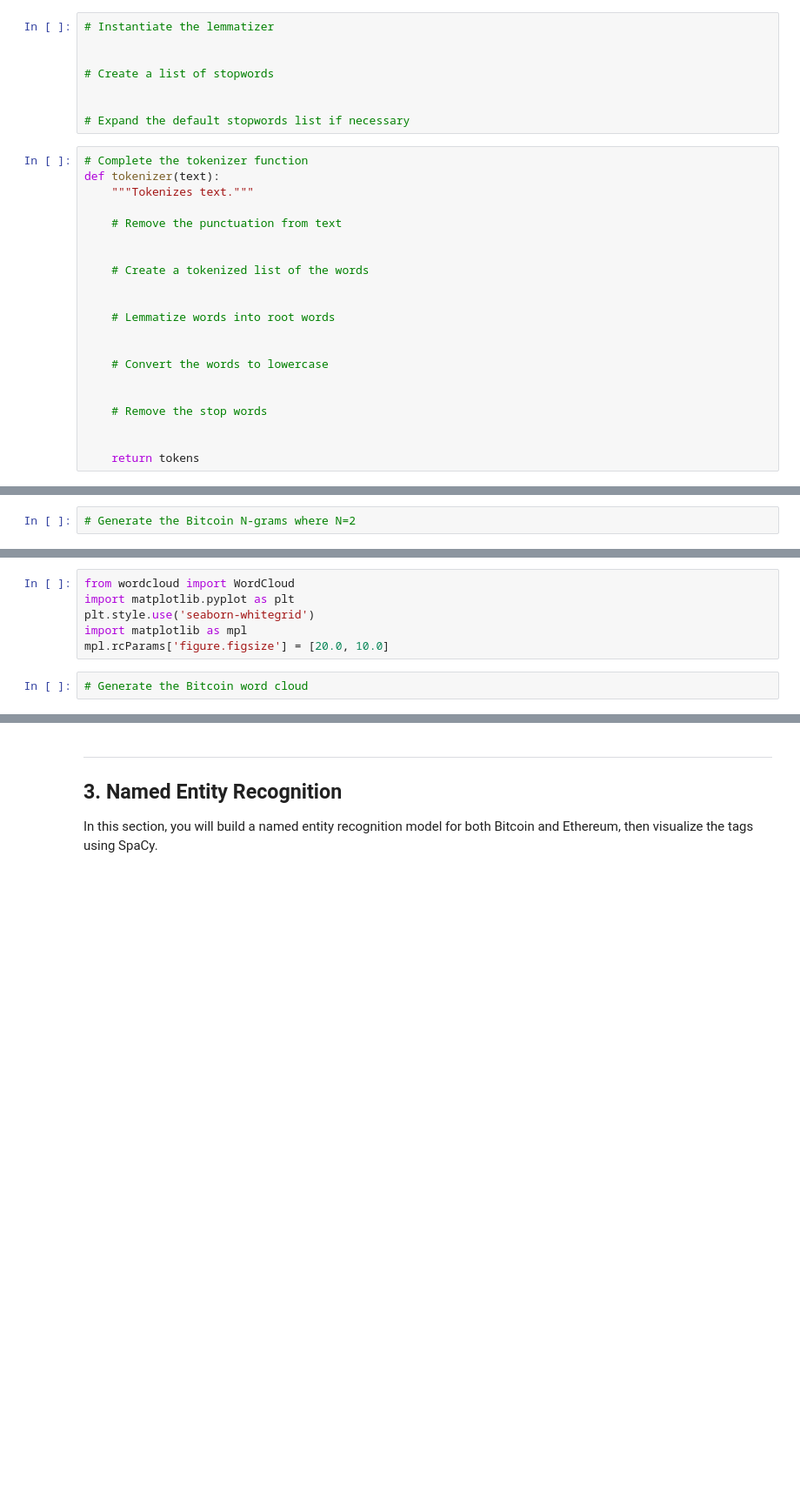
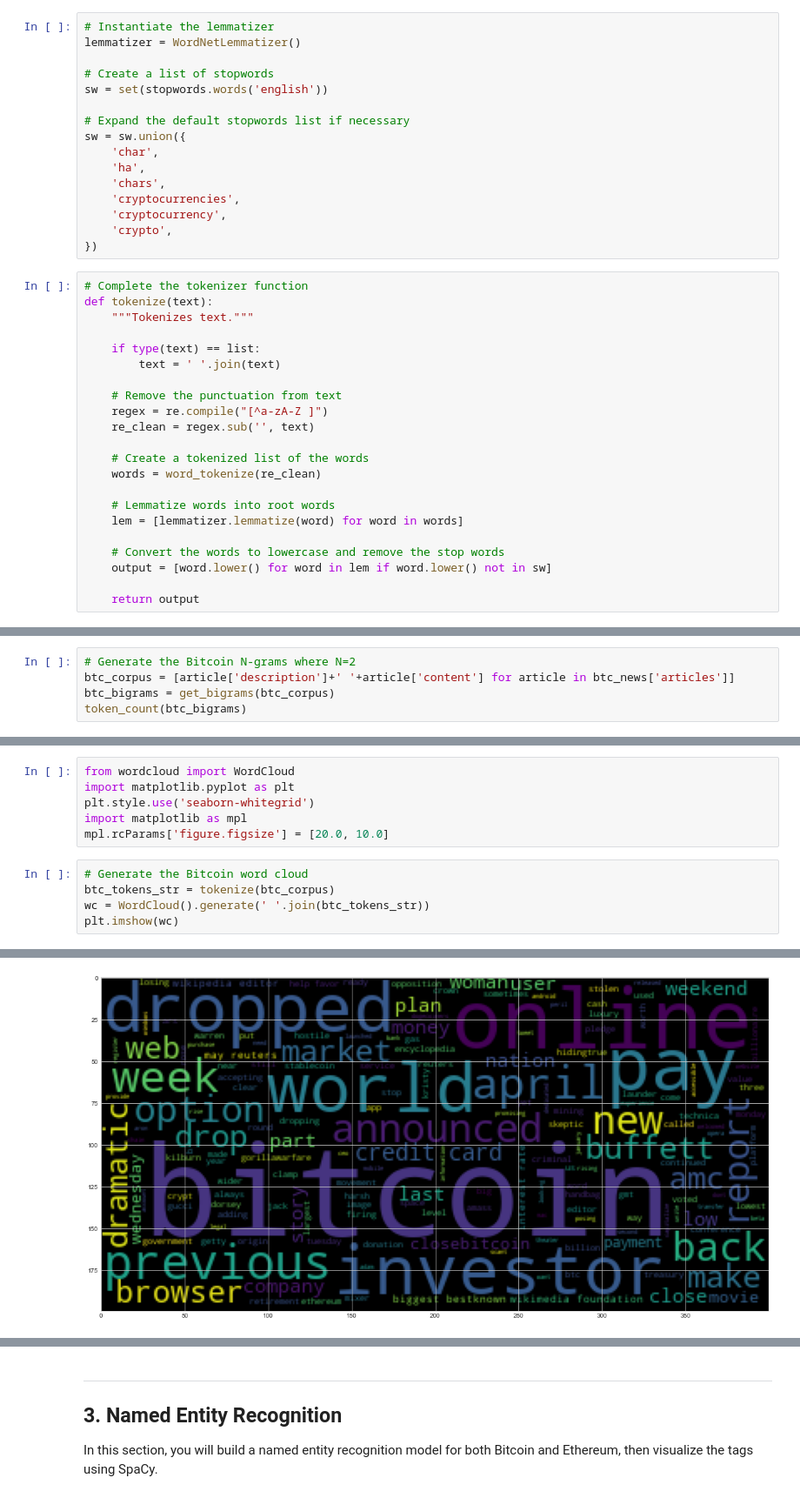
Before and after one commit to adamgulyas/btc-eth-sentiment-analysis, a Jupyter notebook: crypto_sentiment.ipynb, the cells around one changed output, grey strips where cells are left out. Shown at 87% size. Drawn from its saved outputs; the diff is of its cells as text; blank space fills up the shorter version.

Commit message:
Generate word clouds

```diff
--- a/crypto_sentiment.ipynb
+++ b/crypto_sentiment.ipynb
@@ -168,32 +164,41 @@ from string import punctuation
 import re
 # %%
 # Instantiate the lemmatizer
-
+lemmatizer = WordNetLemmatizer()
 
 # Create a list of stopwords
-
+sw = set(stopwords.words('english'))
 
 # Expand the default stopwords list if necessary
+sw = sw.union({
+    'char',
+    'ha',
+    'chars',
+    'cryptocurrencies',
+    'cryptocurrency',
+    'crypto',
+})
 # %%
 # Complete the tokenizer function
-def tokenizer(text):
+def tokenize(text):
     """Tokenizes text."""
 
+    if type(text) == list:
+        text = ' '.join(text)
+
     # Remove the punctuation from text
-
+    regex = re.compile("[^a-zA-Z ]")
+    re_clean = regex.sub('', text)
 
     # Create a tokenized list of the words
-
+    words = word_tokenize(re_clean)
 
     # Lemmatize words into root words
+    lem = [lemmatizer.lemmatize(word) for word in words]
 
+    # Convert the words to lowercase and remove the stop words
+    output = [word.lower() for word in lem if word.lower() not in sw]
 
-    # Convert the words to lowercase
-
-
-    # Remove the stop words
-
-
-    return tokens
+    return output
 # %%
 # Create a new tokens column for Bitcoin
@@ -214,2 +253,5 @@ from nltk import ngrams
 # %%
 # Generate the Bitcoin N-grams where N=2
+btc_corpus = [article['description']+' '+article['content'] for article in btc_news['articles']]
+btc_bigrams = get_bigrams(btc_corpus)
+token_count(btc_bigrams)
@@ -238,3 +330,7 @@ import matplotlib as mpl
 mpl.rcParams['figure.figsize'] = [20.0, 10.0]
 # %%
 # Generate the Bitcoin word cloud
+btc_tokens_str = tokenize(btc_corpus)
+wc = WordCloud().generate(' '.join(btc_tokens_str))
+plt.imshow(wc)
+# %% [output]
@@ -241,2 +338,3 @@ mpl.rcParams['figure.figsize'] = [20.0, 10.0]
+[figure, added]
 # %%
 # Generate the Ethereum word cloud
```
Also changed, not shown: parts of 18 cells of this notebook.
